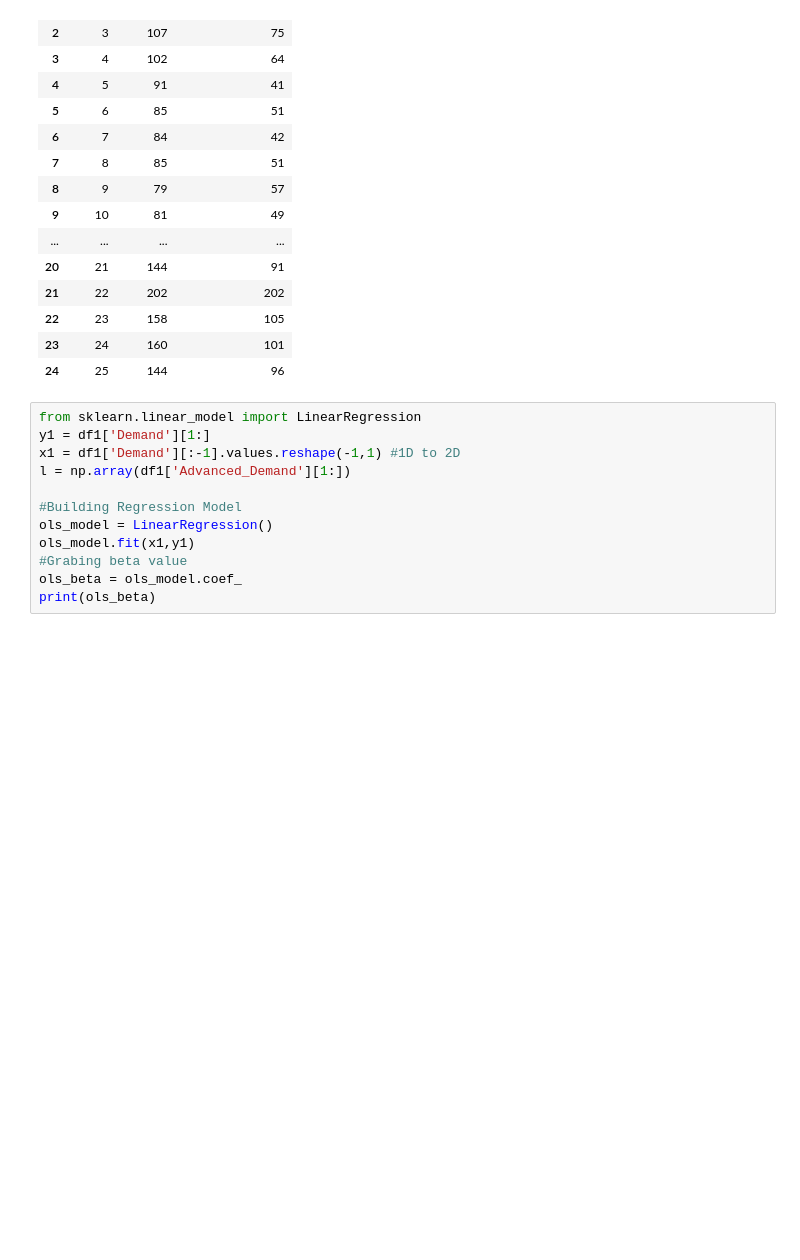
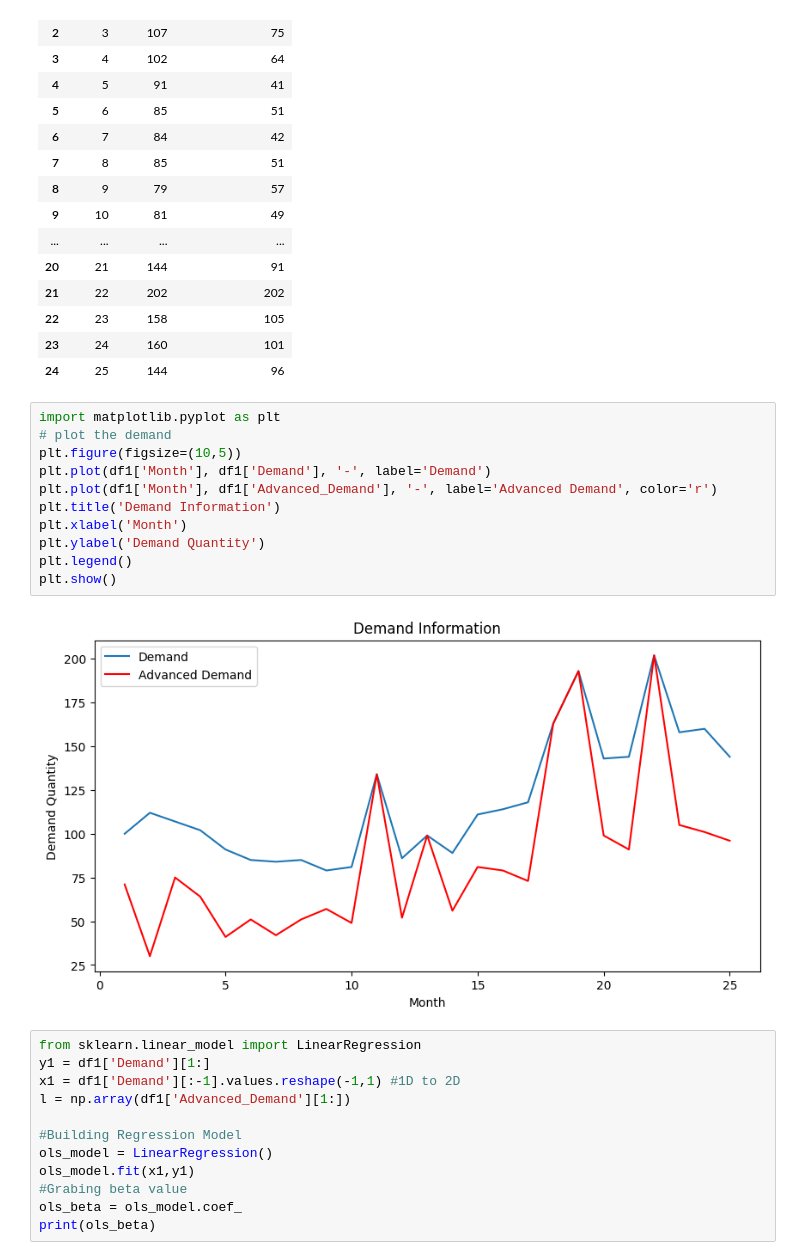
Before and after one commit to HaoyuHunterFang/schulich_data_science, a Jupyter notebook: Assignment1_Group3_MBAN5110.ipynb, the cells around one changed output. Drawn from its saved outputs; the diff is of its cells as text; blank space fills up the shorter version.

```diff
--- a/Assignment1_Group3_MBAN5110.ipynb
+++ b/Assignment1_Group3_MBAN5110.ipynb
@@ -158,6 +160,19 @@ df1
 | 22 | 23 | 158 | 105 |
 | 23 | 24 | 160 | 101 |
 | 24 | 25 | 144 | 96 |
+# %%
+import matplotlib.pyplot as plt
+# plot the demand
+plt.figure(figsize=(10,5))
+plt.plot(df1['Month'], df1['Demand'], '-', label='Demand')
+plt.plot(df1['Month'], df1['Advanced_Demand'], '-', label='Advanced Demand', color='r')
+plt.title('Demand Information')
+plt.xlabel('Month')
+plt.ylabel('Demand Quantity')
+plt.legend()
+plt.show()
+# %% [output]
+[figure, added]
 # %%
 from sklearn.linear_model import LinearRegression
 y1 = df1['Demand'][1:]
```
Also changed, not shown: parts of 11 cells of this notebook.
